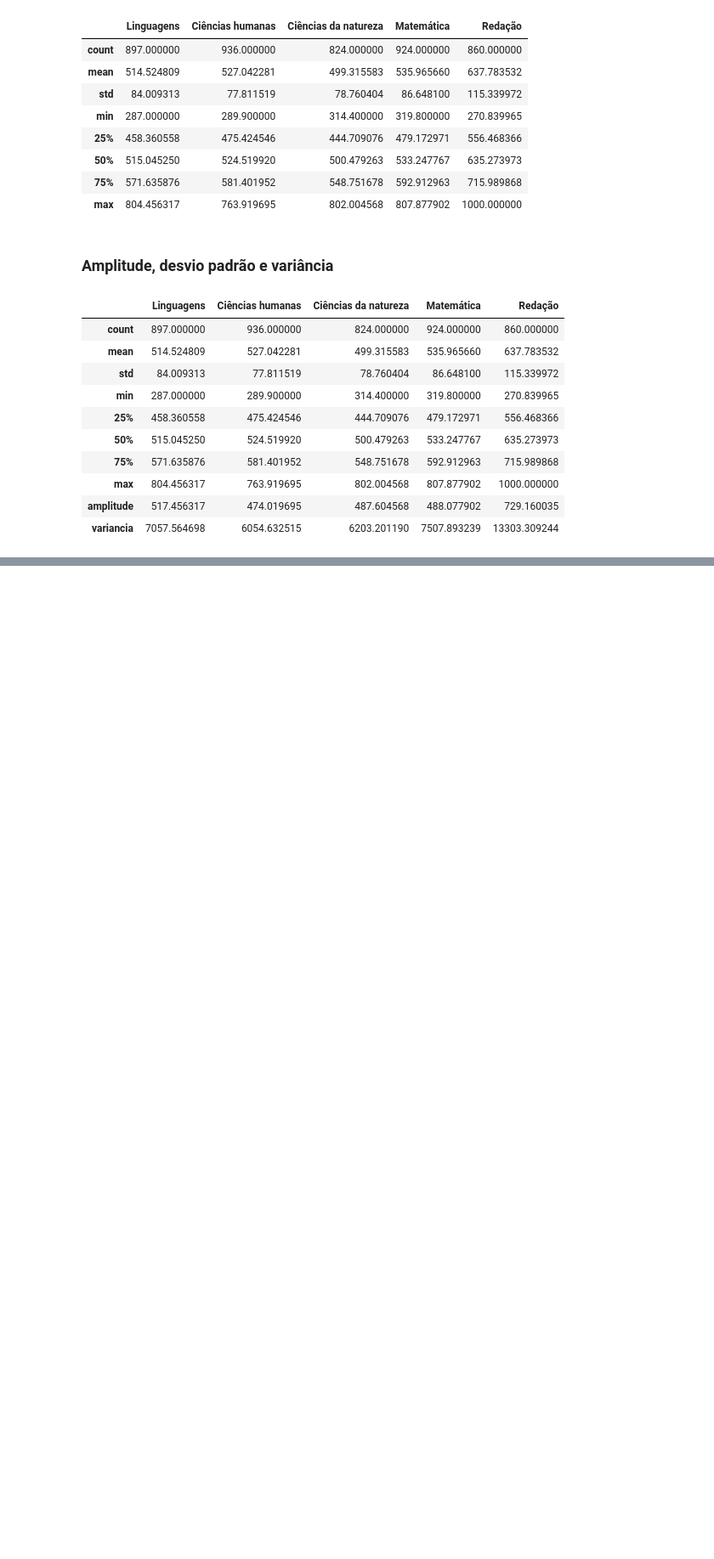
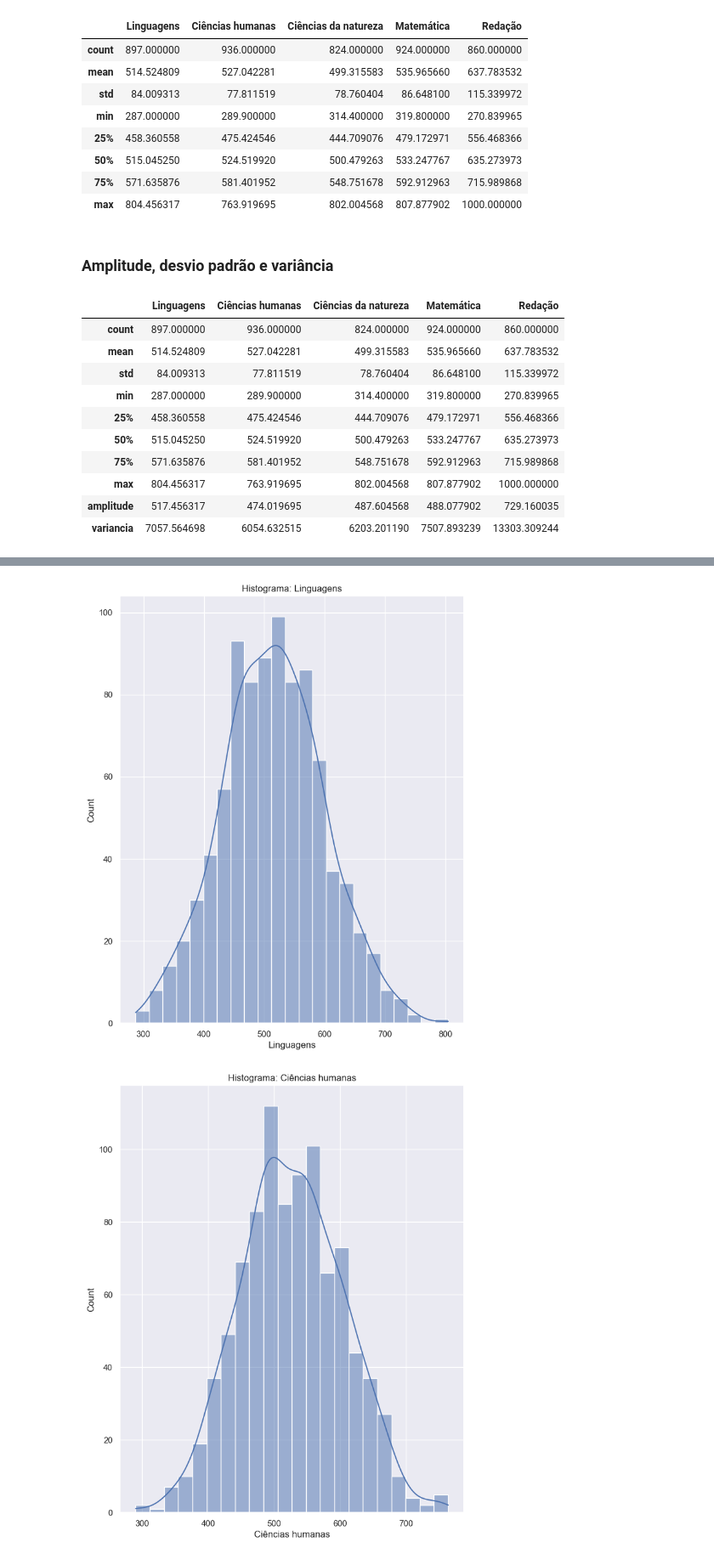
Before and after one commit to naticost/DataAnalytics, a Jupyter notebook: Estastitica/ExercicioFrequencia.ipynb, the cells around one changed output, grey strips where cells are left out. Shown at 85% size. Drawn from its saved outputs; the diff is of its cells as text; code cells hidden in the pictures; blank space fills up the shorter version.

```diff
--- a/Estastitica/ExercicioFrequencia.ipynb
+++ b/Estastitica/ExercicioFrequencia.ipynb
@@ -135,0 +145,17 @@ describe_new(df)
+# %%
+# Configurações do tamanho das figuras
+plt.rcParams['figure.figsize'] = [8, 10]
+sns.set_theme()
+
+# Seleciona apenas as colunas numéricas
+numeric_cols = df.select_dtypes(include=np.number).columns
+
+# Cria um histograma para cada coluna numérica
+for col in numeric_cols:
+    plt.figure()  # Cria uma nova figura para cada histograma
+    sns.histplot(data=df, x=col, kde=True)  # Plota o histograma com KDE
+    plt.title(f"Histograma: {col}")  # Adiciona o título
+    plt.show()  # Exibe o gráfico
+# %% [output]
+[figure, added]
+[figure, added]
```
Also changed, not shown: parts of 4 cells of this notebook.
